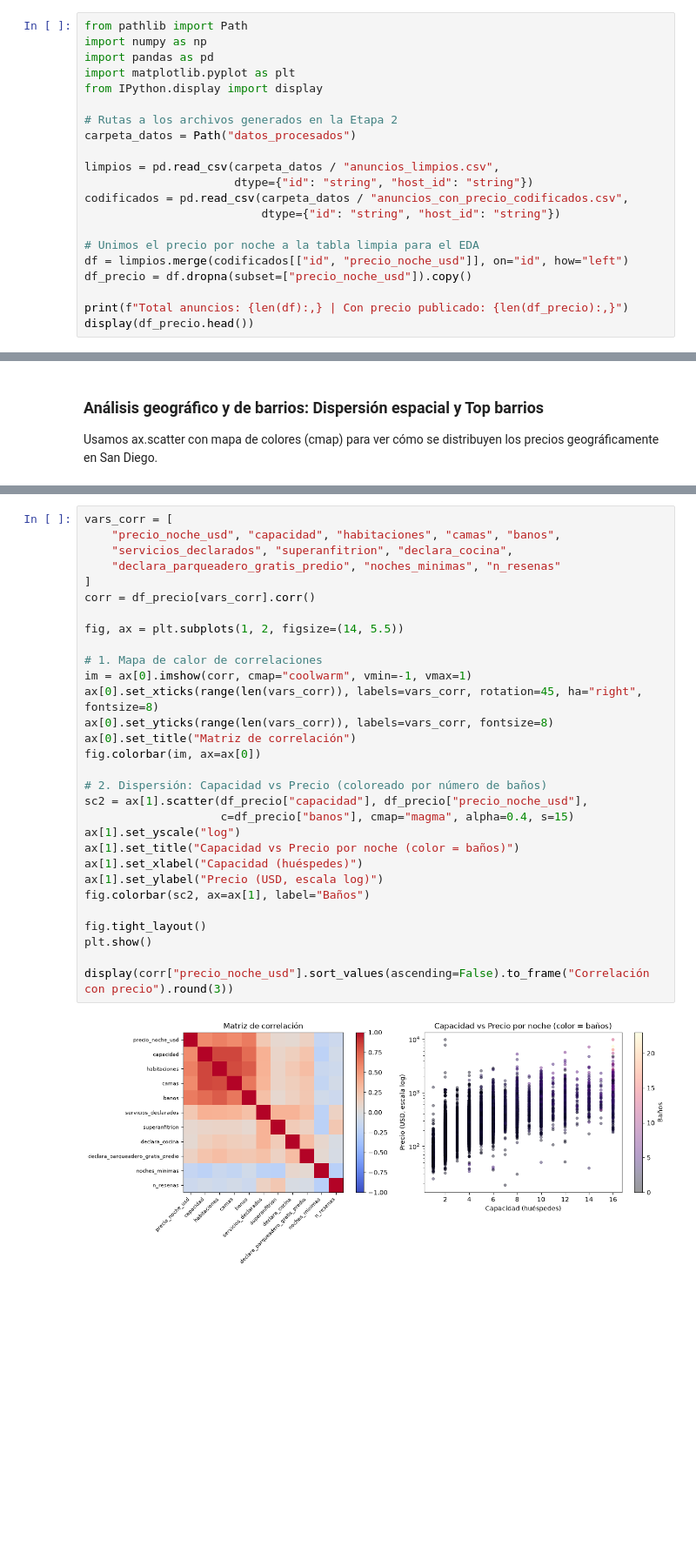
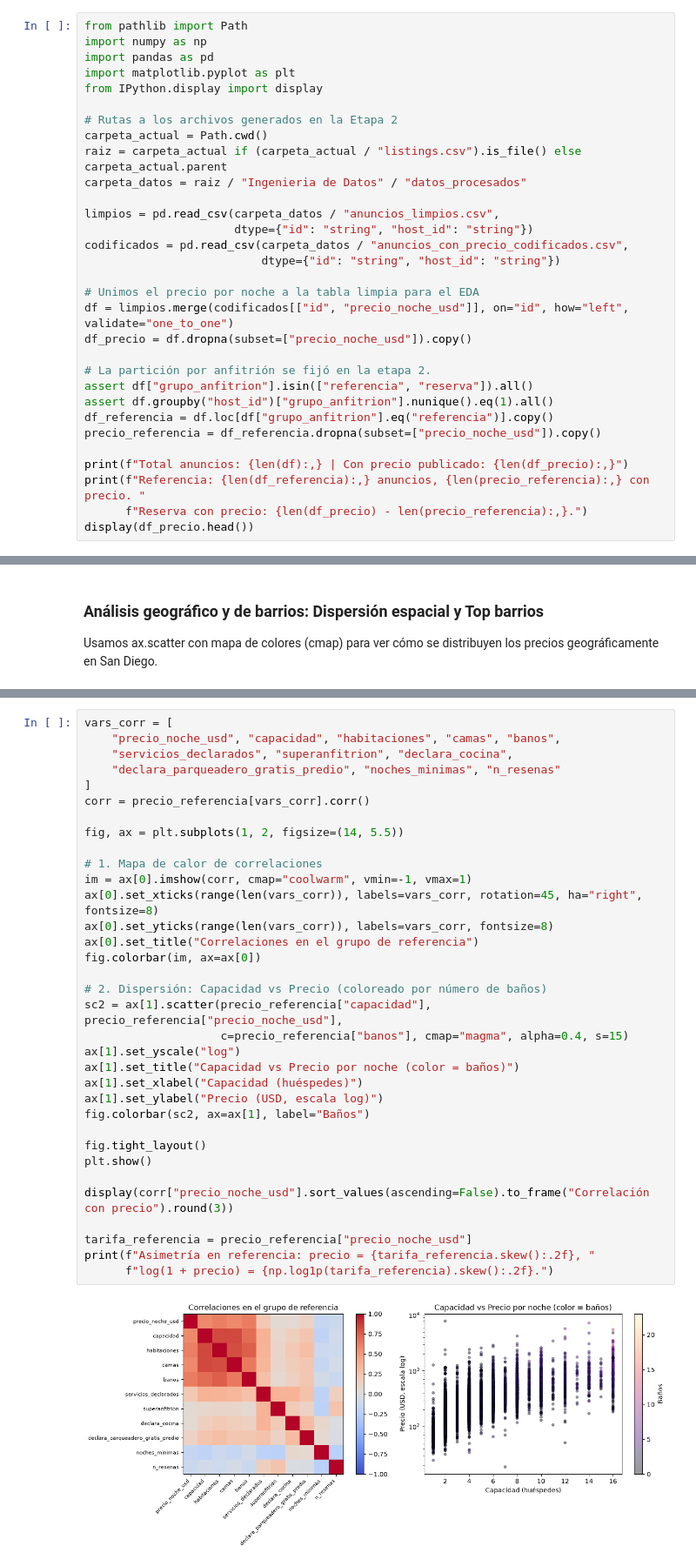
Before and after one commit to Morix9087/Proyecto-2, a Jupyter notebook: Ingenieria de Datos/Analisis exploratorio de datos.ipynb, the cells around one changed output, grey strips where cells are left out. Shown at 87% size. Cells and saved outputs as stored; diff of their text form; blank space fills up the shorter version.

```diff
--- a/Ingenieria de Datos/Analisis exploratorio de datos.ipynb
+++ b/Ingenieria de Datos/Analisis exploratorio de datos.ipynb
@@ -9,7 +9,9 @@ import matplotlib.pyplot as plt
 from IPython.display import display
 
 # Rutas a los archivos generados en la Etapa 2
-carpeta_datos = Path("datos_procesados")
+carpeta_actual = Path.cwd()
+raiz = carpeta_actual if (carpeta_actual / "listings.csv").is_file() else carpeta_actual.parent
+carpeta_datos = raiz / "Ingenieria de Datos" / "datos_procesados"
 
 limpios = pd.read_csv(carpeta_datos / "anuncios_limpios.csv",
                       dtype={"id": "string", "host_id": "string"})
@@ -17,10 +19,18 @@ codificados = pd.read_csv(carpeta_datos / "anuncios_con_precio_codificados.csv",
                           dtype={"id": "string", "host_id": "string"})
 
 # Unimos el precio por noche a la tabla limpia para el EDA
-df = limpios.merge(codificados[["id", "precio_noche_usd"]], on="id", how="left")
+df = limpios.merge(codificados[["id", "precio_noche_usd"]], on="id", how="left", validate="one_to_one")
 df_precio = df.dropna(subset=["precio_noche_usd"]).copy()
 
+# La partición por anfitrión se fijó en la etapa 2.
+assert df["grupo_anfitrion"].isin(["referencia", "reserva"]).all()
+assert df.groupby("host_id")["grupo_anfitrion"].nunique().eq(1).all()
+df_referencia = df.loc[df["grupo_anfitrion"].eq("referencia")].copy()
+precio_referencia = df_referencia.dropna(subset=["precio_noche_usd"]).copy()
+
 print(f"Total anuncios: {len(df):,} | Con precio publicado: {len(df_precio):,}")
+print(f"Referencia: {len(df_referencia):,} anuncios, {len(precio_referencia):,} con precio. "
+      f"Reserva con precio: {len(df_precio) - len(precio_referencia):,}.")
 display(df_precio.head())
 # %% [output]
 Total anuncios: 13,253 | Con precio publicado: 11,614
@@ -193,34 +216,38 @@ Identificamos qué variables numéricas y de servicios tienen mayor asociación
 # %%
 vars_corr = [
     "precio_noche_usd", "capacidad", "habitaciones", "camas", "banos",
     "servicios_declarados", "superanfitrion", "declara_cocina",
     "declara_parqueadero_gratis_predio", "noches_minimas", "n_resenas"
 ]
-corr = df_precio[vars_corr].corr()
+corr = precio_referencia[vars_corr].corr()
 
 fig, ax = plt.subplots(1, 2, figsize=(14, 5.5))
 
 # 1. Mapa de calor de correlaciones
 im = ax[0].imshow(corr, cmap="coolwarm", vmin=-1, vmax=1)
 ax[0].set_xticks(range(len(vars_corr)), labels=vars_corr, rotation=45, ha="right", fontsize=8)
 ax[0].set_yticks(range(len(vars_corr)), labels=vars_corr, fontsize=8)
-ax[0].set_title("Matriz de correlación")
+ax[0].set_title("Correlaciones en el grupo de referencia")
 fig.colorbar(im, ax=ax[0])
 
 # 2. Dispersión: Capacidad vs Precio (coloreado por número de baños)
-sc2 = ax[1].scatter(df_precio["capacidad"], df_precio["precio_noche_usd"],
-                    c=df_precio["banos"], cmap="magma", alpha=0.4, s=15)
+sc2 = ax[1].scatter(precio_referencia["capacidad"], precio_referencia["precio_noche_usd"],
+                    c=precio_referencia["banos"], cmap="magma", alpha=0.4, s=15)
 ax[1].set_yscale("log")
 ax[1].set_title("Capacidad vs Precio por noche (color = baños)")
 ax[1].set_xlabel("Capacidad (huéspedes)")
 ax[1].set_ylabel("Precio (USD, escala log)")
 fig.colorbar(sc2, ax=ax[1], label="Baños")
 
 fig.tight_layout()
 plt.show()
 
 display(corr["precio_noche_usd"].sort_values(ascending=False).to_frame("Correlación con precio").round(3))
+
+tarifa_referencia = precio_referencia["precio_noche_usd"]
+print(f"Asimetría en referencia: precio = {tarifa_referencia.skew():.2f}, "
+      f"log(1 + precio) = {np.log1p(tarifa_referencia).skew():.2f}.")
 # %% [output]
-[figure, old version]
+[figure, new version]
 |  | Correlación con precio |
 | precio_noche_usd | 1.000 |
```
Also changed, not shown: parts of 15 cells of this notebook, 3 other files.
